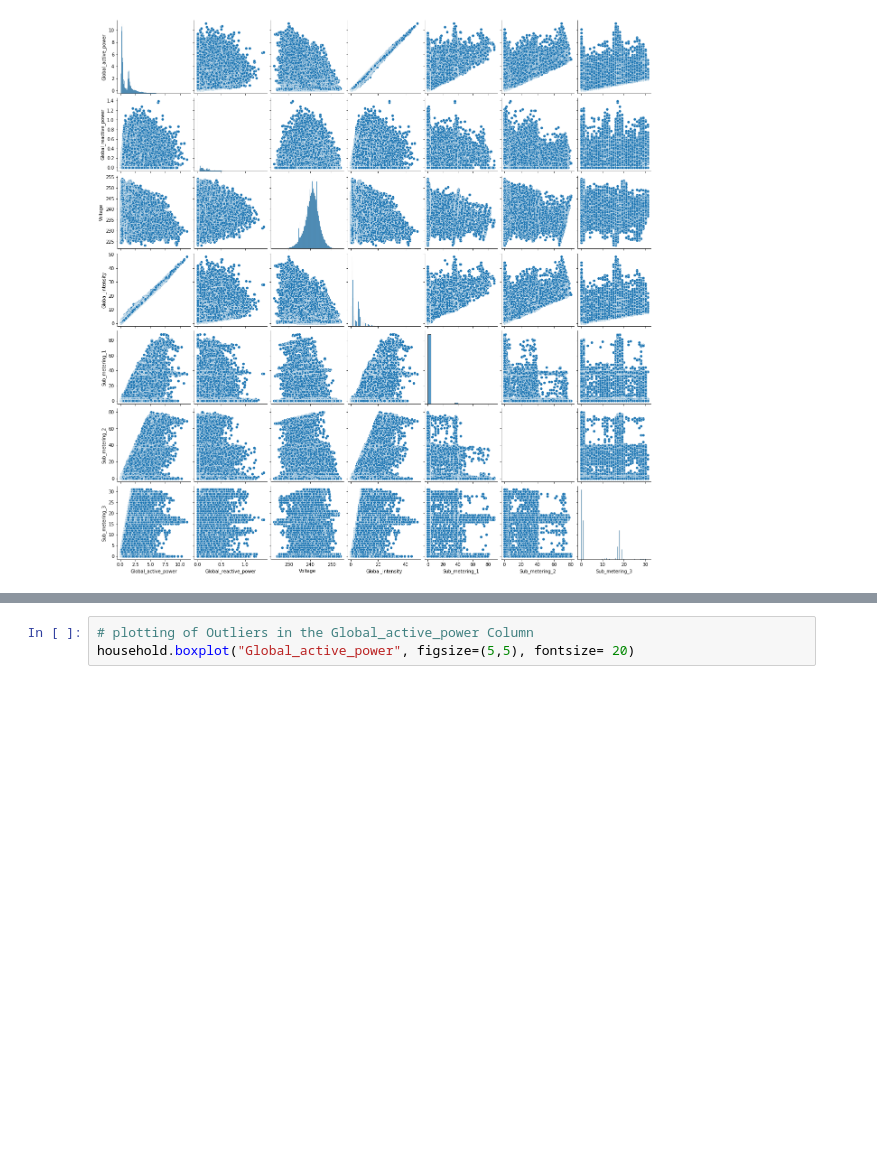
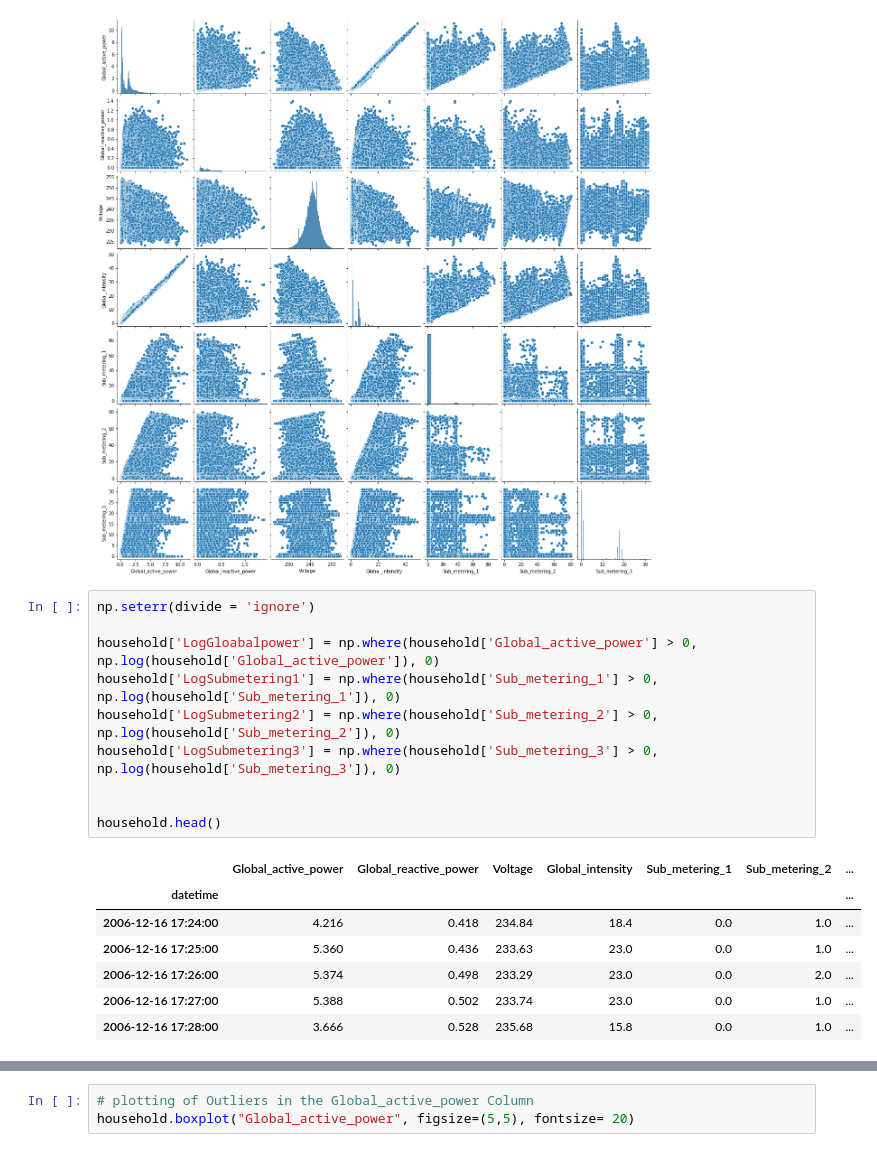
Before and after one commit to SirkyGit/DS2-project, a Jupyter notebook: notebooks/Problem Statement.ipynb, the cells around one changed output, grey strips where cells are left out. Drawn from its saved outputs; the diff is of its cells as text; blank space fills up the shorter version.

```diff
--- a/notebooks/Problem Statement.ipynb
+++ b/notebooks/Problem Statement.ipynb
@@ -234,3 +251,21 @@ sns.pairplot(household)
 plt.show()
 # %% [output]
 [figure]
+# %%
+np.seterr(divide = 'ignore')
+
+household['LogGloabalpower'] = np.where(household['Global_active_power'] > 0, np.log(household['Global_active_power']), 0)
+household['LogSubmetering1'] = np.where(household['Sub_metering_1'] > 0, np.log(household['Sub_metering_1']), 0)
+household['LogSubmetering2'] = np.where(household['Sub_metering_2'] > 0, np.log(household['Sub_metering_2']), 0)
+household['LogSubmetering3'] = np.where(household['Sub_metering_3'] > 0, np.log(household['Sub_metering_3']), 0)
+
+
+household.head()
+# %% [output]
+|  | Global_active_power | Global_reactive_power | Voltage | Global_intensity | Sub_metering_1 | Sub_metering_2 | ... |
+| datetime |  |  |  |  |  |  | ... |
+| 2006-12-16 17:24:00 | 4.216 | 0.418 | 234.84 | 18.4 | 0.0 | 1.0 | ... |
+| 2006-12-16 17:25:00 | 5.360 | 0.436 | 233.63 | 23.0 | 0.0 | 1.0 | ... |
+| 2006-12-16 17:26:00 | 5.374 | 0.498 | 233.29 | 23.0 | 0.0 | 2.0 | ... |
+| 2006-12-16 17:27:00 | 5.388 | 0.502 | 233.74 | 23.0 | 0.0 | 1.0 | ... |
+| 2006-12-16 17:28:00 | 3.666 | 0.528 | 235.68 | 15.8 | 0.0 | 1.0 | ... |
```
Also changed, not shown: parts of 15 cells of this notebook.
